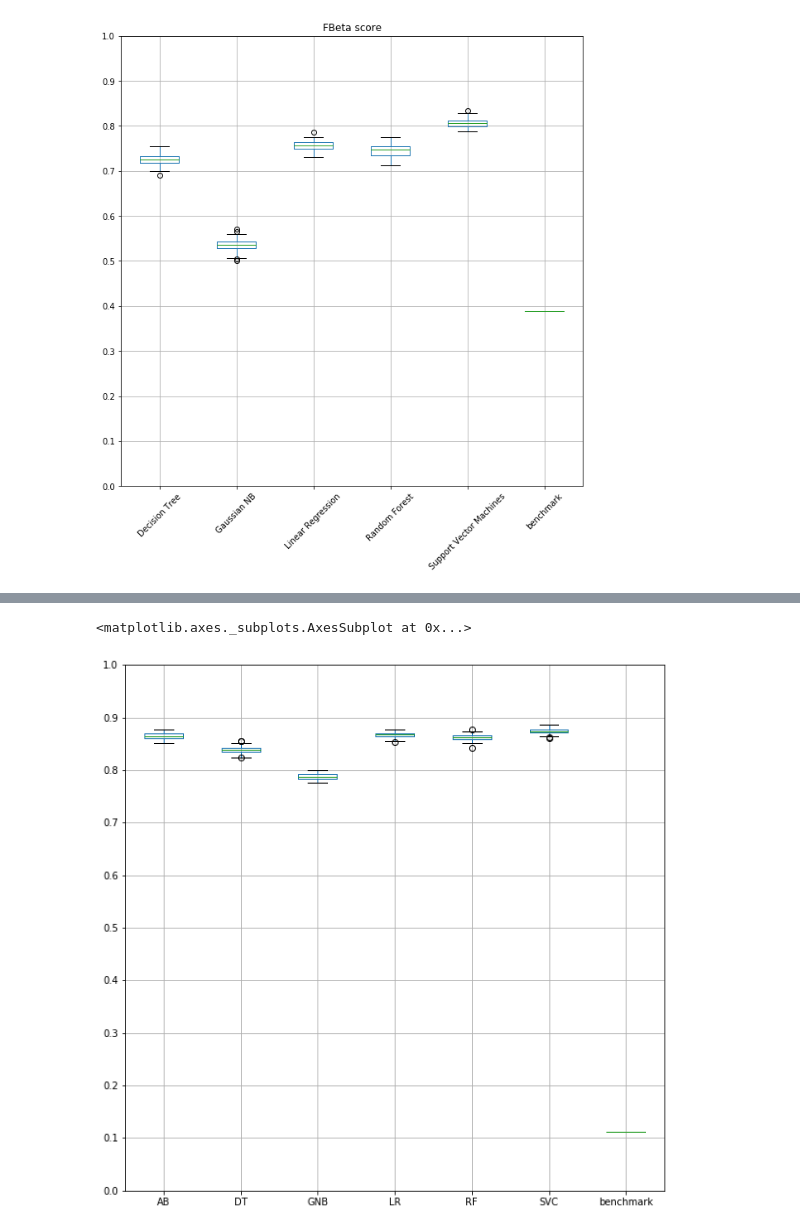
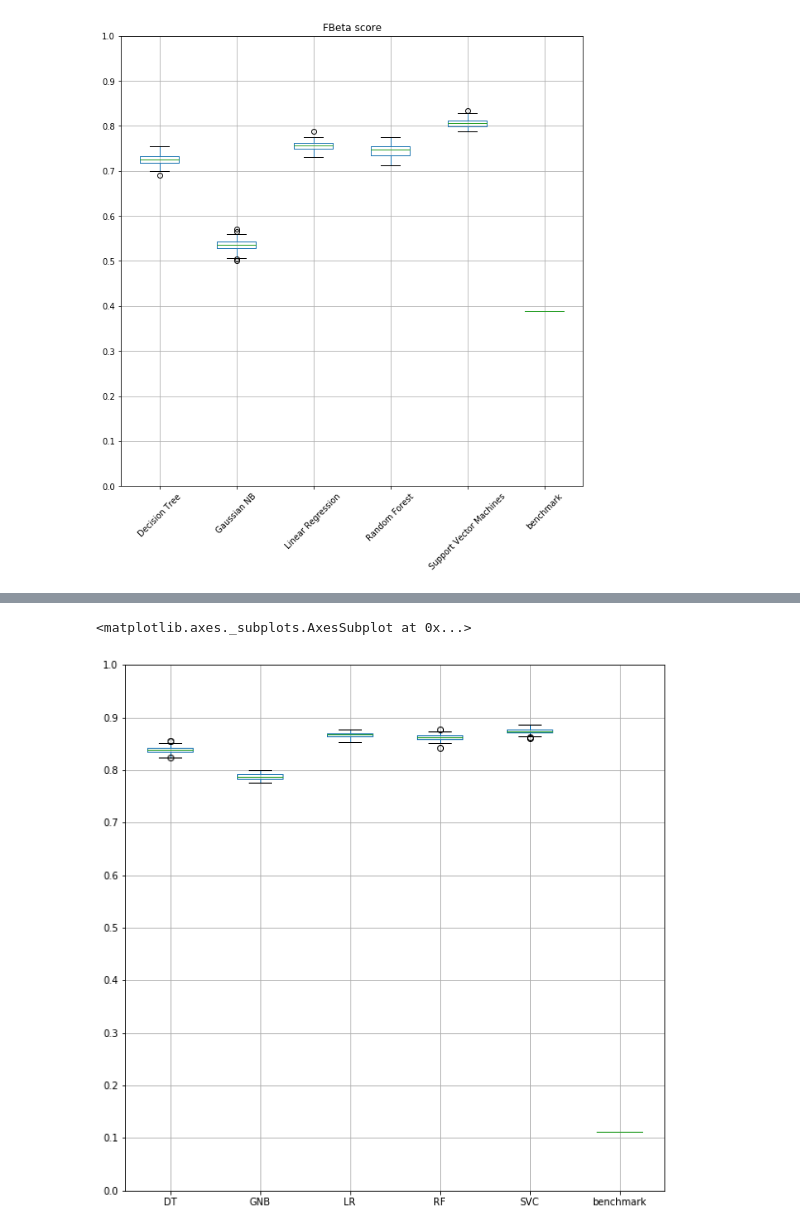
Before and after one commit to julijanna/machine-learning, a Jupyter notebook: projects/capstone/Capstone - Bank Marketing Dataset.ipynb, the cells around one changed output, grey strips where cells are left out. Drawn from its saved outputs; the diff is of its cells as text; code cells hidden in the pictures.

```diff
--- a/projects/capstone/Capstone - Bank Marketing Dataset.ipynb
+++ b/projects/capstone/Capstone - Bank Marketing Dataset.ipynb
@@ -357,7 +357,6 @@ while i < 100:
         clf_GNB = GaussianNB()
         clf_SVC = svm.SVC()
         clf_DT = DecisionTreeClassifier(random_state=0)
-        clf_AB = AdaBoostClassifier()
 
         if results_LR.empty:
             results_LR = fit_predict_measure(clf_LR, X_train, X_test, Y_train, Y_test)
@@ -433,17 +424,17 @@ dtype: float64
 # %%
 accuracy_df = pd.DataFrame({'LR': results_LR['accuracy'],
               'RF': results_RF['accuracy'],
               'GNB': results_GNB['accuracy'],
               'SVC': results_SVC['accuracy'],
-              'DT': results_DT['accuracy'],
-              'AB': results_AB['accuracy'],})
+              'DT': results_DT['accuracy']
+                           })
 
 accuracy_df['benchmark'] = 0.1127
 
 accuracy_df.plot(kind='box', figsize=(10,10), grid=True, yticks=[0, 0.1, 0.2, 0.3, 0.4, 0.5, 0.6, 0.7, 0.8, 0.9, 1])
 # %% [output]
 <matplotlib.axes._subplots.AxesSubplot at 0x...>
-[figure, old version]
+[figure, new version]
 # %%
 accuracy_df.mean()
 # %% [output]
```
Also changed, not shown: parts of 20 cells of this notebook, 8 other files.
